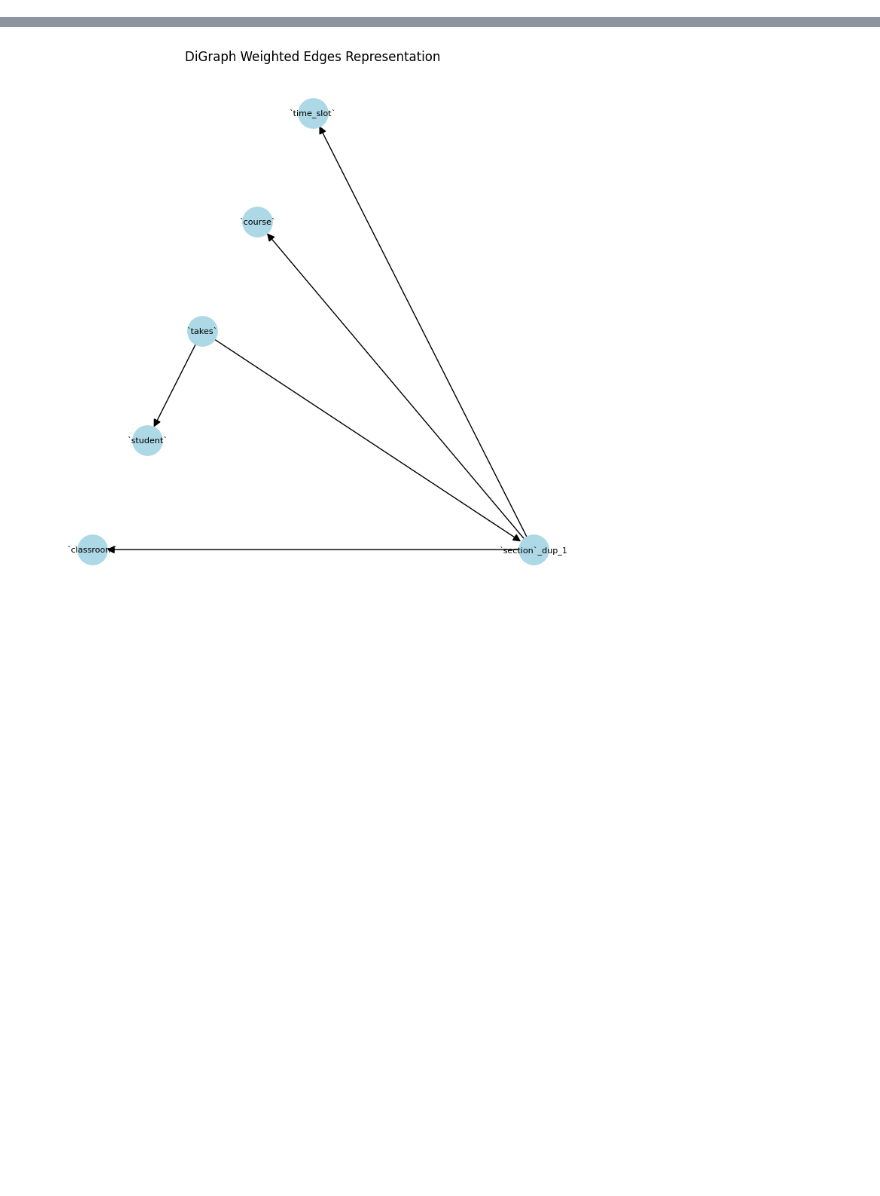
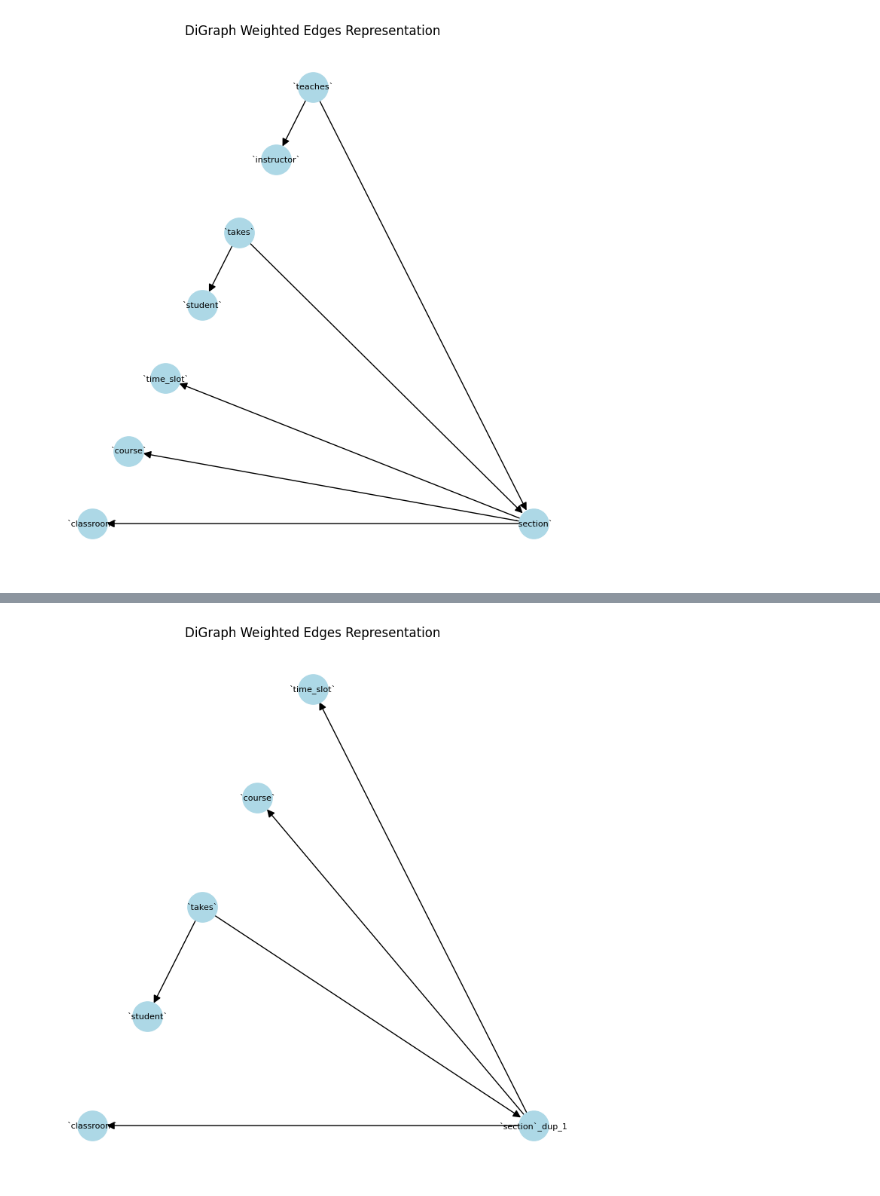
Before and after one commit to DevashishX/OCELlama, a Jupyter notebook: run_sequence.ipynb, the cells around one changed output, grey strips where cells are left out. Cells and saved outputs as stored; diff of their text form; code cells hidden in the pictures; blank space fills up the shorter version.

```diff
--- a/run_sequence.ipynb
+++ b/run_sequence.ipynb
@@ -24,0 +41,4 @@ Community {'`course`', '`department`', '`prereq`'}
+# %%
+utils.draw.draw_planar_graph(graph.subgraph(coms[1]))
+# %% [output]
+[figure, added]
```
Also changed, not shown: parts of 10 cells of this notebook, 4 other files.
